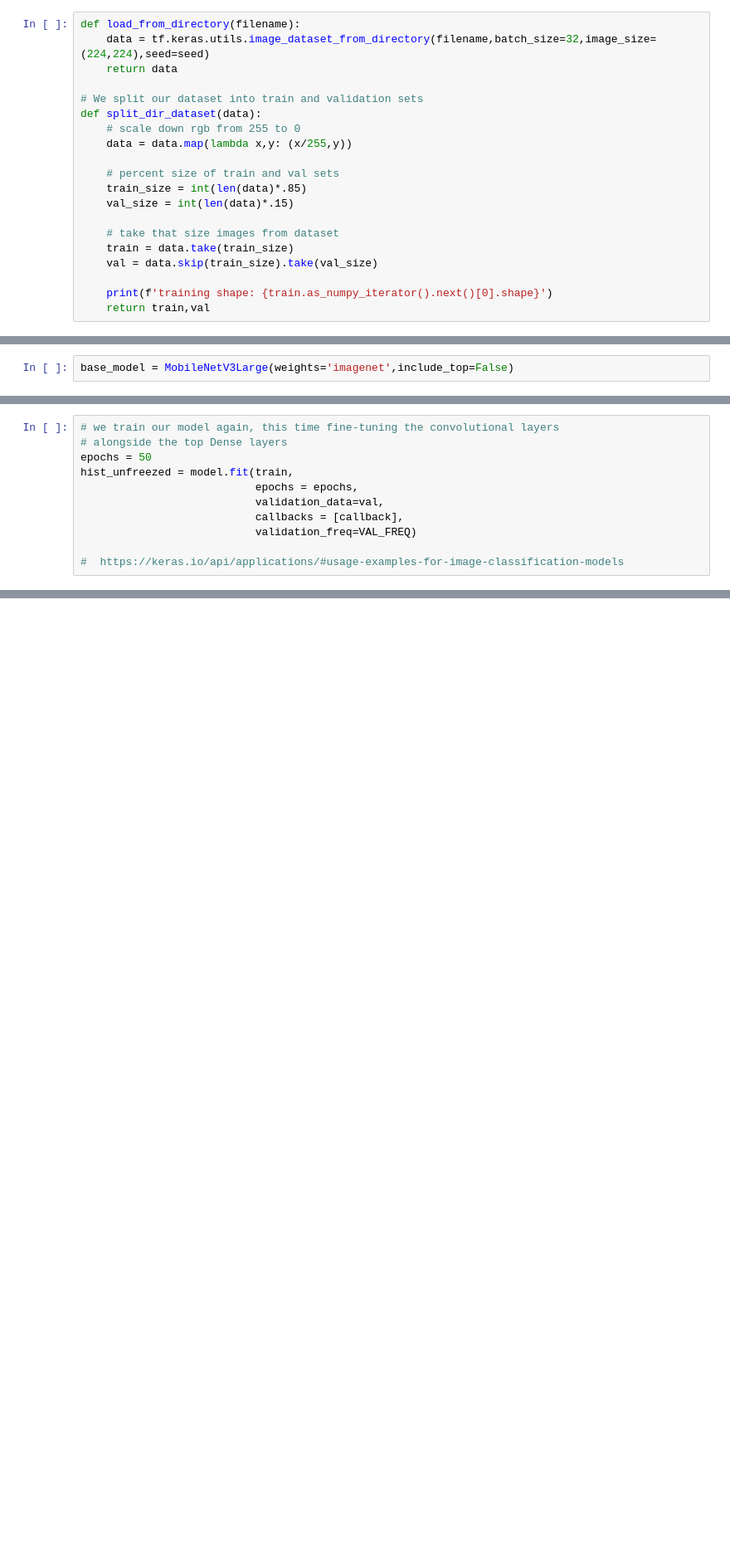
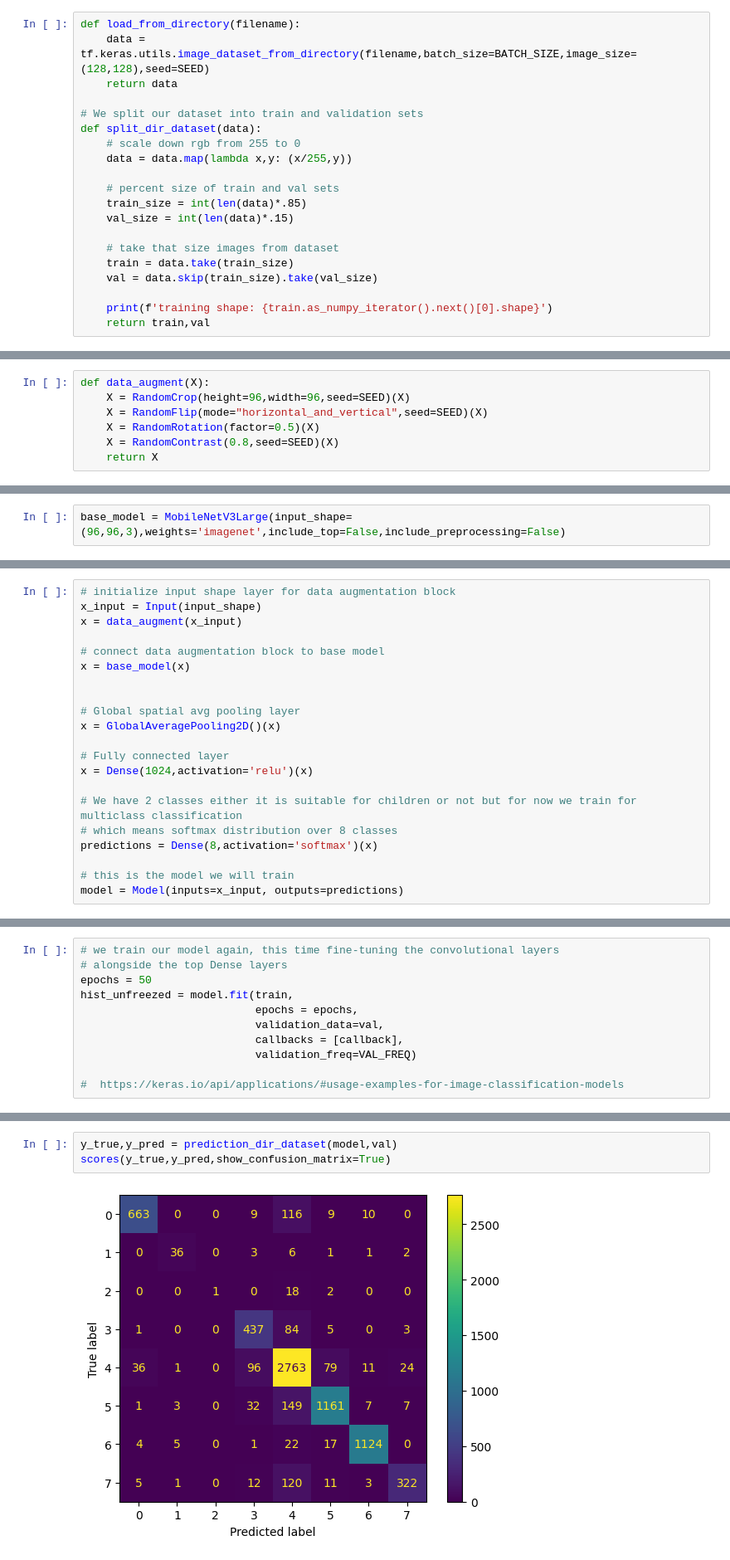
Before and after one commit to SabaGuledani/DAIcavi, a Jupyter notebook: MobileNet.ipynb, the cells around one changed output, grey strips where cells are left out. Shown at 83% size. Saved outputs shown, nothing was run; the diff lists cells and outputs as text; blank space fills up the shorter version.

```diff
--- a/MobileNet.ipynb
+++ b/MobileNet.ipynb
@@ -46,7 +47,7 @@ OPTIMIZER = 'adam'
 We need data loader to make loading batches computationally efficient and avoid memory issues
 # %%
 def load_from_directory(filename):
-    data = tf.keras.utils.image_dataset_from_directory(filename,batch_size=32,image_size=(224,224),seed=seed)
+    data = tf.keras.utils.image_dataset_from_directory(filename,batch_size=BATCH_SIZE,image_size=(128,128),seed=SEED)
     return data
 
 # We split our dataset into train and validation sets
@@ -137,6 +140,13 @@ def scores(y_true,y_pred,show_confusion_matrix=True):
+# %%
+def data_augment(X):
+    X = RandomCrop(height=96,width=96,seed=SEED)(X)
+    X = RandomFlip(mode="horizontal_and_vertical",seed=SEED)(X)
+    X = RandomRotation(factor=0.5)(X)
+    X = RandomContrast(0.8,seed=SEED)(X)
+    return X
 # %% [markdown]
 # Load the model
 # %%
-base_model = MobileNetV3Large(weights='imagenet',include_top=False)
+base_model = MobileNetV3Large(input_shape=(96,96,3),weights='imagenet',include_top=False,include_preprocessing=False)
 # %% [output]
 WARNING:tensorflow:`input_shape` is undefined or non-square, or `rows` is not 224. Weights for input shape (224, 224) will be loaded as the default.
@@ -157,3 +153,24 @@ model = Model(inputs=base_model.input, outputs=predictions)
+# %%
+# initialize input shape layer for data augmentation block
+x_input = Input(input_shape)
+x = data_augment(x_input)
+
+# connect data augmentation block to base model
+x = base_model(x)
+
+
+# Global spatial avg pooling layer
+x = GlobalAveragePooling2D()(x)
+
+# Fully connected layer
+x = Dense(1024,activation='relu')(x)
+
+# We have 2 classes either it is suitable for children or not but for now we train for multiclass classification
+# which means softmax distribution over 8 classes
+predictions = Dense(8,activation='softmax')(x)
+
+# this is the model we will train
+model = Model(inputs=x_input, outputs=predictions)
 # %%
 # first: train only the top layers (which were randomly initialized)
 # i.e. freeze all convolutional MobileNetV3 layers
@@ -231,0 +303,5 @@ def predict(img_path):
+# %%
+y_true,y_pred = prediction_dir_dataset(model,val)
+scores(y_true,y_pred,show_confusion_matrix=True)
+# %% [output]
+[figure, added]
```
Also changed, not shown: parts of 11 cells of this notebook, 3 other files.
